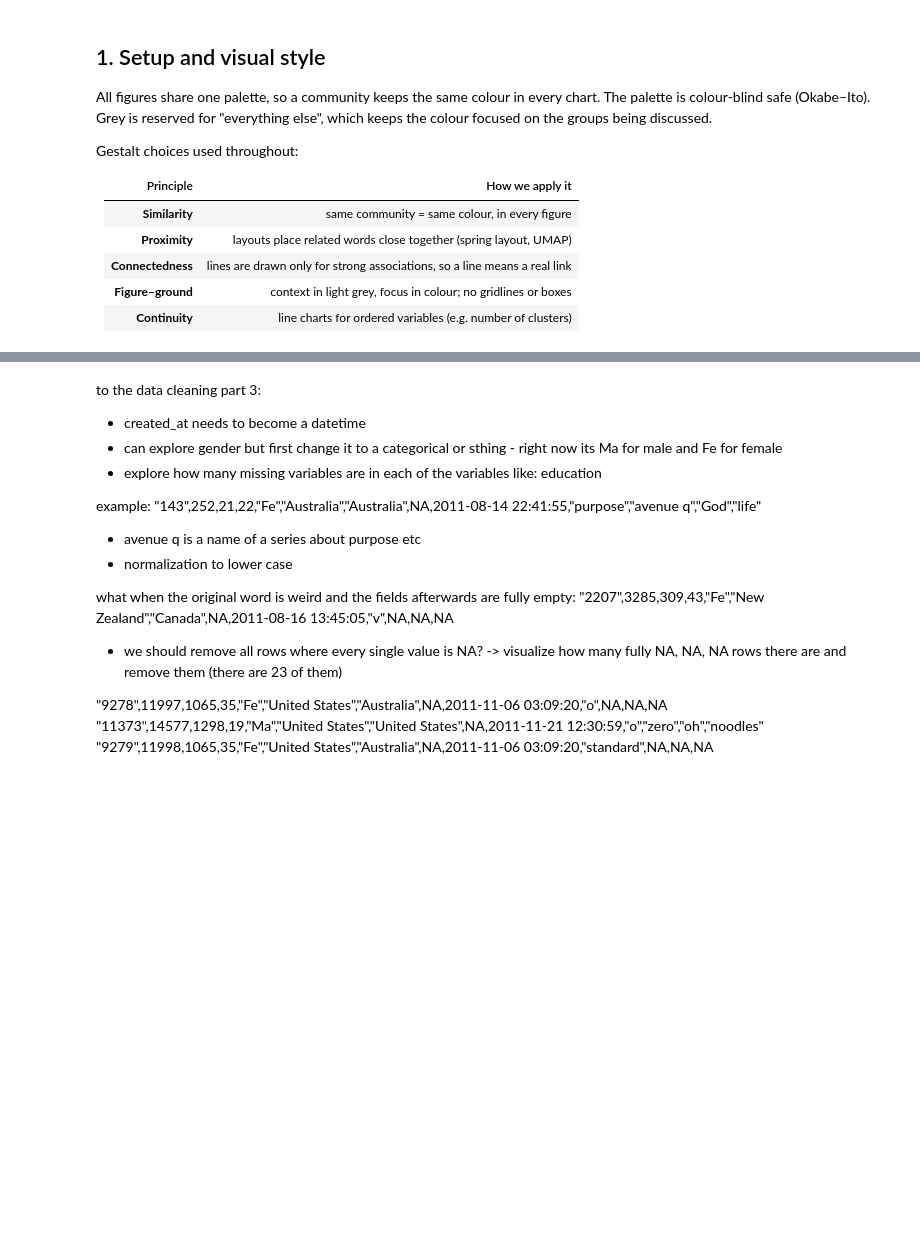
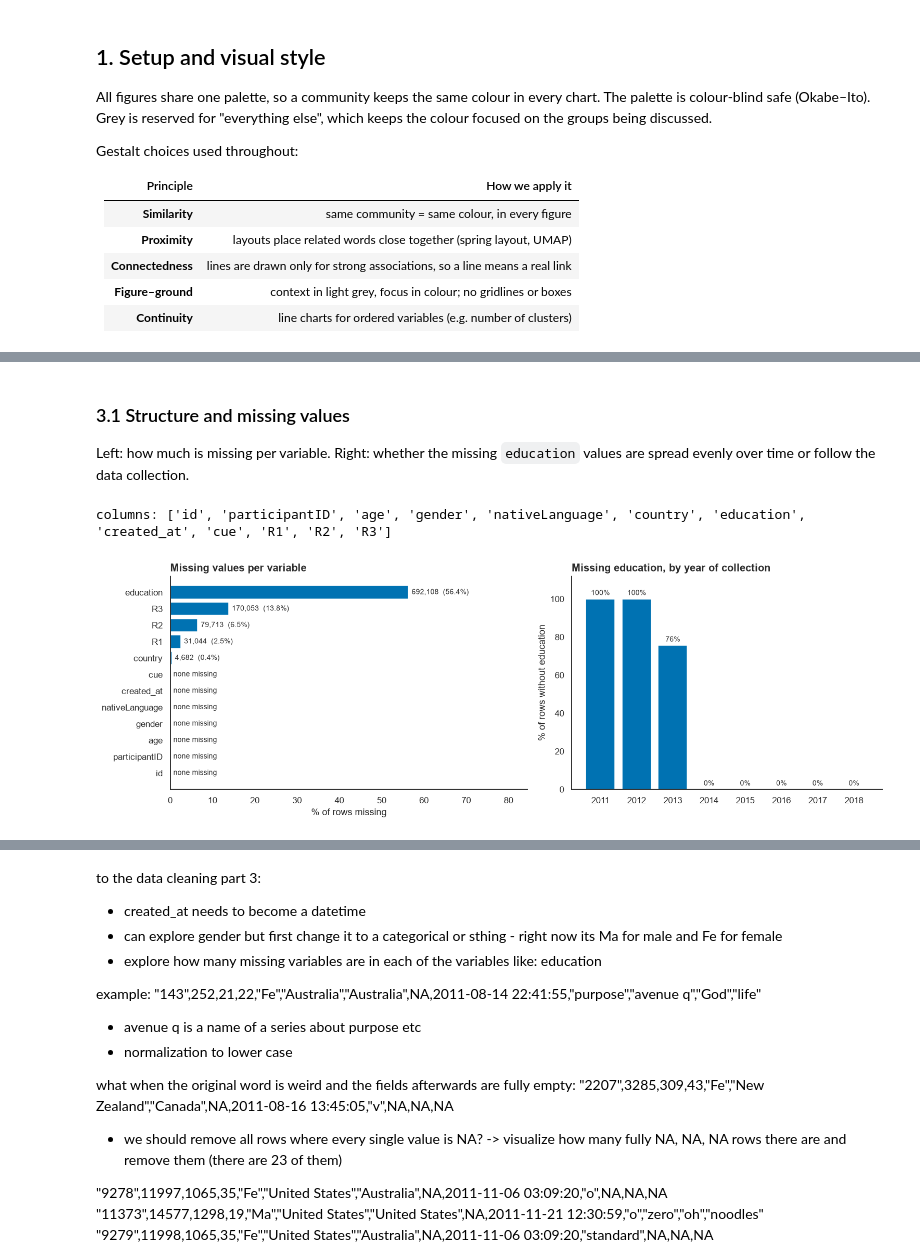
Before and after one commit to Faflon/words-association-visualization, a Jupyter notebook: words_association_analysis.ipynb, the cells around one changed output, grey strips where cells are left out. Cells and saved outputs as stored; diff of their text form; code cells hidden in the pictures; blank space fills up the shorter version.

```diff
--- a/words_association_analysis.ipynb
+++ b/words_association_analysis.ipynb
@@ -93,11 +96,16 @@ We look at the file before using it. The cell below stops with a clear message i
 # %%
-raw = pd.read_csv(DATA_FILE)
+raw = pd.read_csv(DATA_FILE, keep_default_na=False, na_values=["NA", ""])
 print("shape:", raw.shape)
 display(raw.head())
 display(raw.dtypes.to_frame("dtype").T)
 
 needed = ["cue", "R1", "R2", "R3"]
 assert all(c in raw.columns for c in needed), f"Expected columns {needed}, found {list(raw.columns)}"
+
+# words that the default pandas settings would have silently turned into missing values
+lookalikes = ["nan", "null", "none", "n/a", "na"]
+kept = {c: int(raw[c].astype("string").str.lower().isin(lookalikes).sum()) for c in needed}
+print("cells that contain nan / null / none / n/a and are now kept as words:", kept)
 # %% [output]
 shape: (1228200, 13)
 |  | Unnamed: 0 | id | participantID | age | gender | nativeLanguage | country | education | created_at | ... |
@@ -119,0 +133,45 @@ Decisions made here:
+# %%
+from matplotlib.ticker import FuncFormatter
+from matplotlib.patches import Patch
+
+thousands = FuncFormatter(lambda x, _: f"{x:,.0f}")   # 1,000,000 instead of 1e6 on axes
+BLUE, ORANGE = PALETTE[0], PALETTE[1]
+# %% [markdown]
+### 3.1 Structure and missing values
+
+Left: how much is missing per variable. Right: whether the missing `education` values are spread evenly over time or follow the data collection.
+# %%
+n_rows_raw = len(raw)
+resp_cols = ["R1", "R2", "R3"]
+raw = raw.drop(columns=[c for c in ["Unnamed: 0", "X1"] if c in raw.columns])   # row-index column written by R
+
+required = ["participantID", "age", "gender", "country", "nativeLanguage", "education", "created_at"] + needed
+assert all(c in raw.columns for c in required), f"columns found: {list(raw.columns)}"
+print("columns:", list(raw.columns))
+
+miss = raw.isna().sum().sort_values()
+miss_pct = miss / len(raw) * 100
+year = pd.to_datetime(raw["created_at"], errors="coerce").dt.year
+edu_by_year = raw.education.isna().groupby(year).mean() * 100
+
+fig, ax = plt.subplots(1, 2, figsize=(14, 4.8), gridspec_kw={"width_ratios": [1.15, 1]})
+
+bars = ax[0].barh(miss.index, miss_pct, color=[BLUE if n > 0 else GREY for n in miss])
+ax[0].bar_label(bars, labels=[f"{n:,}  ({p:.1f}%)" if n else "none missing" for n, p in zip(miss, miss_pct)],
+                padding=4, fontsize=9)
+ax[0].set_xlim(0, miss_pct.max() * 1.5)
+ax[0].set_xlabel("% of rows missing")
+ax[0].set_title("Missing values per variable")
+
+bars = ax[1].bar(edu_by_year.index.astype(int).astype(str), edu_by_year.values, color=BLUE)
+ax[1].bar_label(bars, labels=[f"{v:.0f}%" for v in edu_by_year.values], padding=3, fontsize=9)
+ax[1].set_ylim(0, 112)
+ax[1].set_ylabel("% of rows without education")
+ax[1].set_title("Missing education, by year of collection")
+
+fig.tight_layout()
+fig.savefig(FIG_DIR / "03a_missing_raw.png", bbox_inches="tight")
+plt.show()
+# %% [output]
+columns: ['id', 'participantID', 'age', 'gender', 'nativeLanguage', 'country', 'education', 'created_at', 'cue', 'R1', 'R2', 'R3']
+[figure, added]
```
Also changed, not shown: parts of 43 cells of this notebook.
